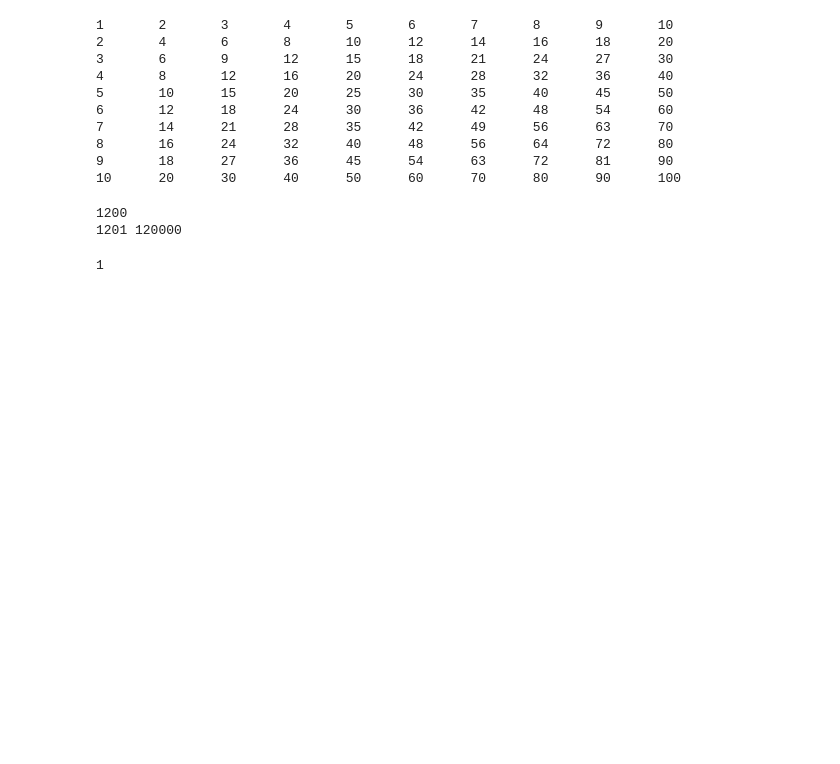
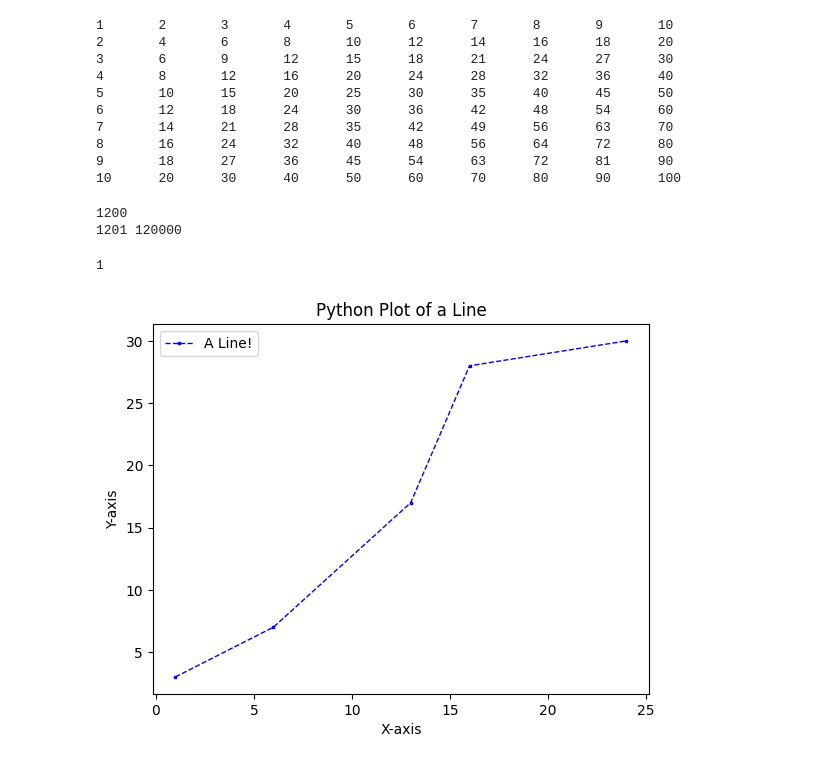
Before and after one commit to 960Subhamsingh/Python_Tutorial, a Jupyter notebook: 04_Datatype/data_type.ipynb, the cells around one changed output. Drawn from its saved outputs; the diff is of its cells as text; code cells hidden in the pictures; blank space fills up the shorter version.

```diff
--- a/04_Datatype/data_type.ipynb
+++ b/04_Datatype/data_type.ipynb
@@ -693,3 +689,18 @@ if __name__ == '__main__':
     fun1();
 # %% [output]
 1
+# %%
+import matplotlib.pyplot as plt  # Import the relevant modules
+
+list1 = [1, 6, 13, 16, 24]
+list2 = [3, 7, 17, 28, 30]
+
+plt.plot(list1, list2, c="blue", linewidth=1, label="A Line!", linestyle="dashed",
+         marker='s', markerfacecolor="purple", markersize=2)
+plt.xlabel("X-axis")
+plt.ylabel("Y-axis")
+plt.title("Python Plot of a Line")
+plt.legend()
+plt.show()
+# %% [output]
+[figure, added]
```
Also changed, not shown: parts of 1 cell of this notebook.
